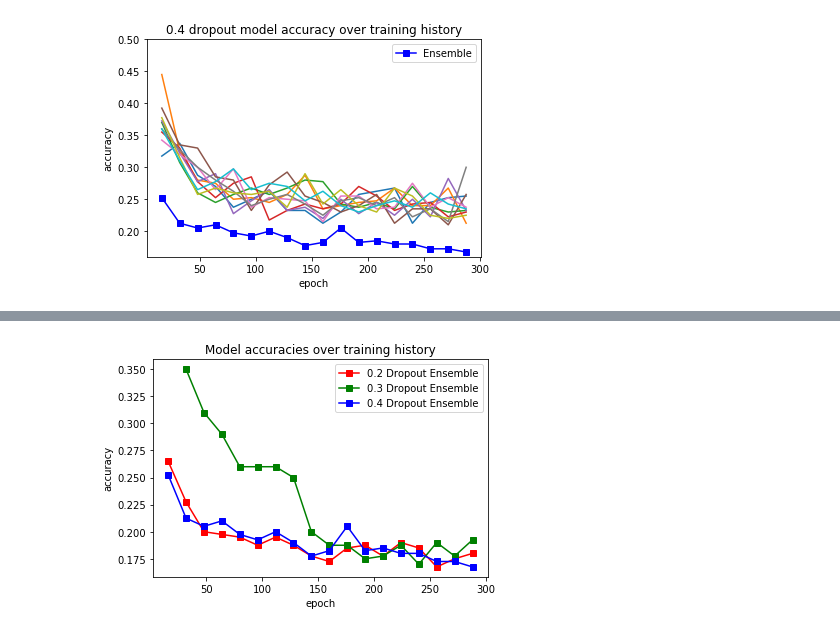
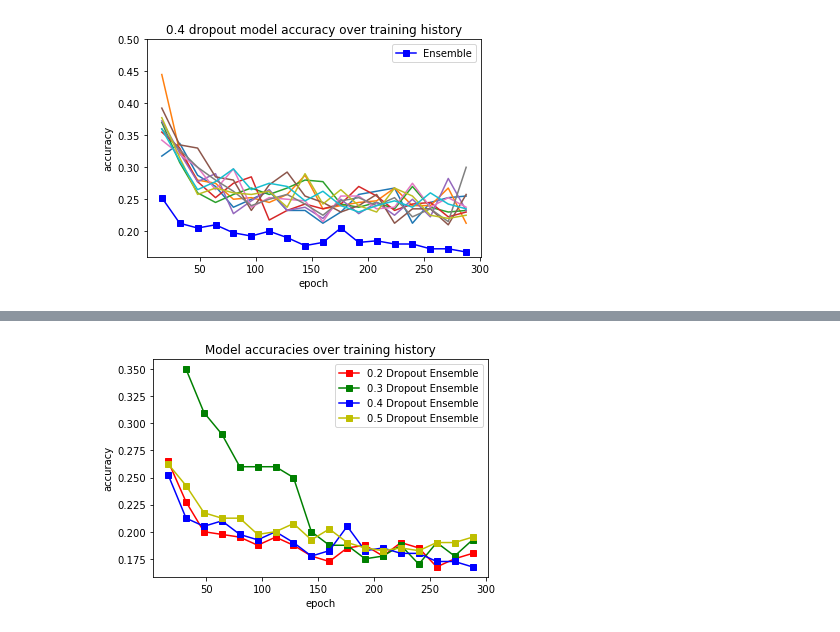
Before and after one commit to j05t/emnist, a Jupyter notebook: plot_history/plot_csv.ipynb, the cells around one changed output, grey strips where cells are left out. Drawn from its saved outputs; the diff is of its cells as text; code cells hidden in the pictures.

```diff
--- a/plot_history/plot_csv.ipynb
+++ b/plot_history/plot_csv.ipynb
@@ -8,10 +8,12 @@ import matplotlib.pyplot as plt
 df02 = pandas.read_csv("training_history_emnist_dropout_0.2.csv")
 df03 = pandas.read_csv("training_history_emnist_dropout_0.3.csv")
 df04 = pandas.read_csv("training_history_emnist_dropout_0.4.csv")
+df05 = pandas.read_csv("training_history_emnist_dropout_0.5.csv")
 # %%
 df02 = df02.set_index("Modell")
 df03 = df03.set_index("Modell")
 df04 = df04.set_index("Modell")
+df05 = df05.set_index("Modell")
 # %%
 df02
 # %% [output]
@@ -187,28 +240,34 @@ plt.show()
 # %%
 import matplotlib.pyplot as plt
 
 axes = plt.gca()
 
 # plot dropout 0.2 ensemble accuracy over training history
 en_acc = df02.loc["Ensemble",:]
 ensemble_accuracy = en_acc.values.tolist()
 plt.plot(r, ensemble_accuracy, "rs-")
 
 # plot dropout 0.3 ensemble accuracy over training history
 en_acc = df03.loc["Ensemble",:]
 ensemble_accuracy = en_acc.values.tolist()
 plt.plot(r, ensemble_accuracy, "gs-")
 
 # plot dropout 0.4 ensemble accuracy over training history
 en_acc = df04.loc["Ensemble",:]
 ensemble_accuracy = en_acc.values.tolist()
 plt.plot(r, ensemble_accuracy, "bs-")
 
+# plot dropout 0.5 ensemble accuracy over training history
+en_acc = df05.loc["Ensemble",:]
+ensemble_accuracy = en_acc.values.tolist()
+plt.plot(r, ensemble_accuracy, "ys-")
+
 plt.title("Model accuracies over training history")
 plt.ylabel('accuracy')
 plt.xlabel('epoch')
-plt.legend(["0.2 Dropout Ensemble", "0.3 Dropout Ensemble", "0.4 Dropout Ensemble"], loc='upper right')
+plt.legend(["0.2 Dropout Ensemble", "0.3 Dropout Ensemble", "0.4 Dropout Ensemble", "0.5 Dropout Ensemble"], loc='upper right')
 #plt.xlim(32,224)
+#plt.ylim(0.16, 0.35)
 plt.show()
 # %% [output]
-[figure, old version]
+[figure, new version]
```
Also changed, not shown: parts of 3 cells of this notebook, 4 other files.
